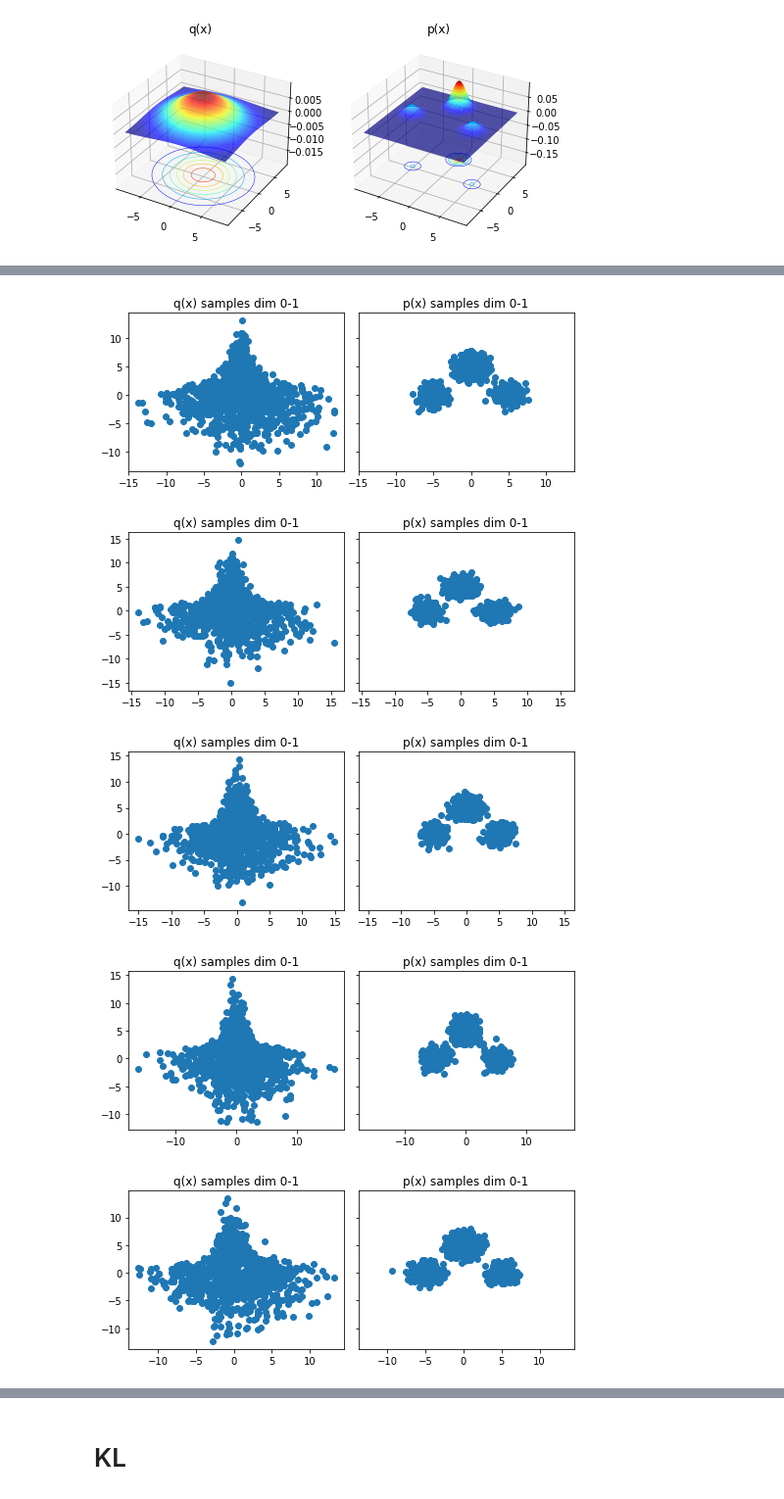
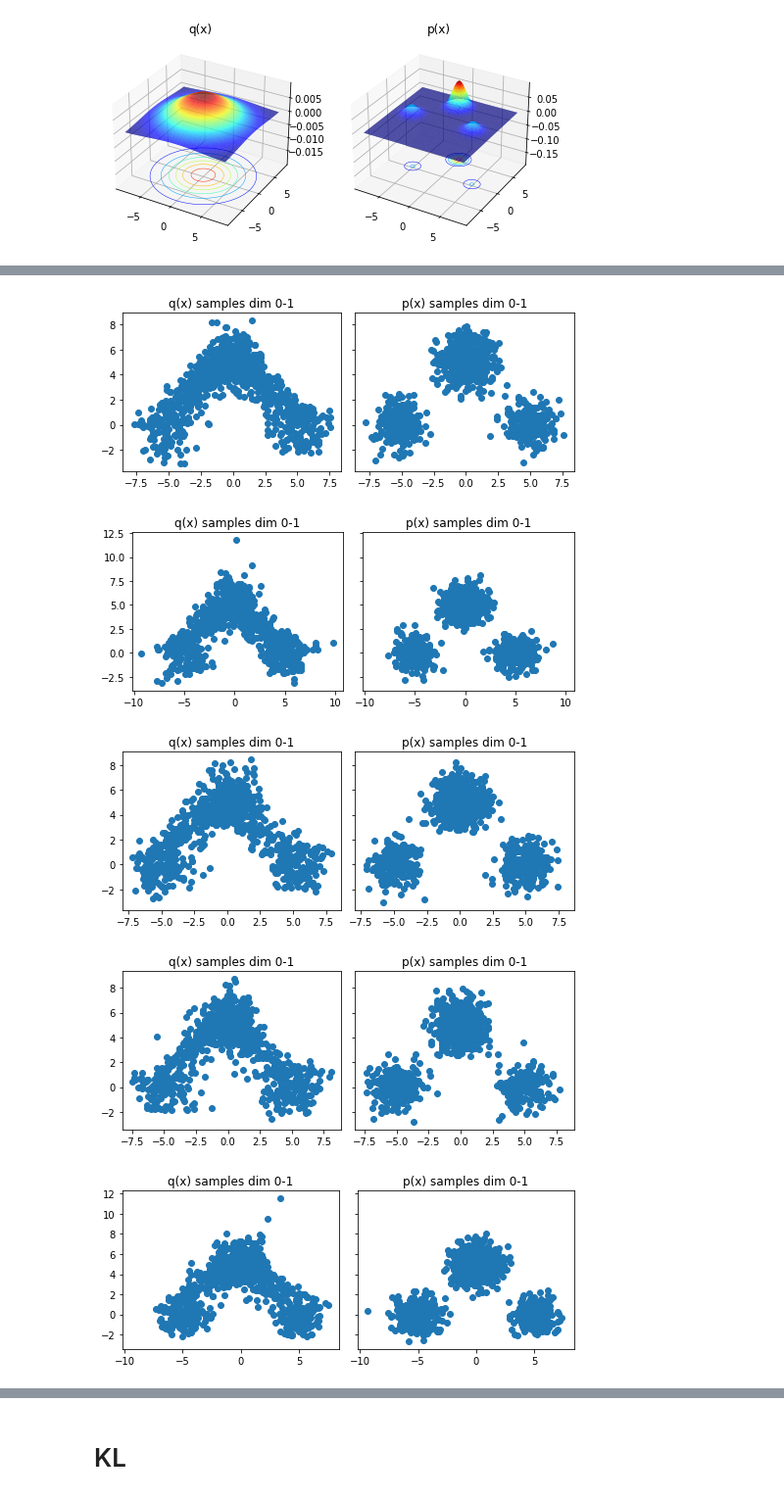
Before and after one commit to lollcat/FAB-2021, a Jupyter notebook: Notebooks/Flow/TriangleMoG.ipynb, the cells around one changed output, grey strips where cells are left out. Shown at 98% size. Cells and saved outputs as stored; diff of their text form; code cells hidden in the pictures.

```diff
--- a/Notebooks/Flow/TriangleMoG.ipynb
+++ b/Notebooks/Flow/TriangleMoG.ipynb
@@ -24,6 +28,11 @@ from FittedModels.Models.FlowModel import FlowModel
 import matplotlib.pyplot as plt
 from TargetDistributions.MoG import Triangle_MoG
 torch.set_default_dtype(torch.float64)
+# %%
+def plotter(*args, **kwargs):
+    # wrap plotting function like this so it displays during training
+    plot_samples(*args, **kwargs)
+    plt.show()
 # %%
 torch.manual_seed(0) # 0 breaks it within 1000 epochs
 target = Triangle_MoG(loc_scaling=5, cov_scaling=1)
@@ -44,3 +53,5 @@ batch_size = int(1e3)
 dim = 2
 n_samples_estimation = int(1e6)
 KPI_n_samples = int(1e4)
+flow_type="IAF"
+lr = 4e-4
@@ -48,9 +134,8 @@ KPI_n_samples = int(1e4)
 # DReG
 # %%
 torch.manual_seed(1)
-learnt_sampler = FlowModel(x_dim=dim, n_flow_steps=20, scaling_factor=4.0, flow_type="RealNVP")
-tester = LearntDistributionManager(target, learnt_sampler, VanillaImportanceSampling, loss_type="DReG", lr=4e-4)
-# unstable with lr=1e-3
+learnt_sampler = FlowModel(x_dim=dim, n_flow_steps=10, scaling_factor=4.0, flow_type=flow_type)
+tester = LearntDistributionManager(target, learnt_sampler, VanillaImportanceSampling, loss_type="DReG", lr=lr)
 expectation_before, info_before = tester.estimate_expectation(n_samples_estimation, expectation_function)
 # %%
 width = 8
@@ -64,5 +149,5 @@ samples_fig_before = plot_samples(tester)
 # %%
 history = tester.train(epochs, batch_size=batch_size, KPI_batch_size=KPI_n_samples,
-                       clip_grad_norm=True, max_grad_norm=1, intermediate_plots=True)
+                       clip_grad_norm=True, max_grad_norm=1, intermediate_plots=True, plotting_func=plotter)
                        #clip_grad_max=True, max_grad_value=0.1)
 # %% [output]
@@ -73,5 +158,5 @@ history = tester.train(epochs, batch_size=batch_size, KPI_batch_size=KPI_n_sampl
-[figure, old version]
+[figure, new version]
-[figure, old version]
+[figure, new version]
-[figure, old version]
+[figure, new version]
-[figure, old version]
+[figure, new version]
-[figure, old version]
+[figure, new version]
```
Also changed, not shown: parts of 34 cells of this notebook, 36 other files.
